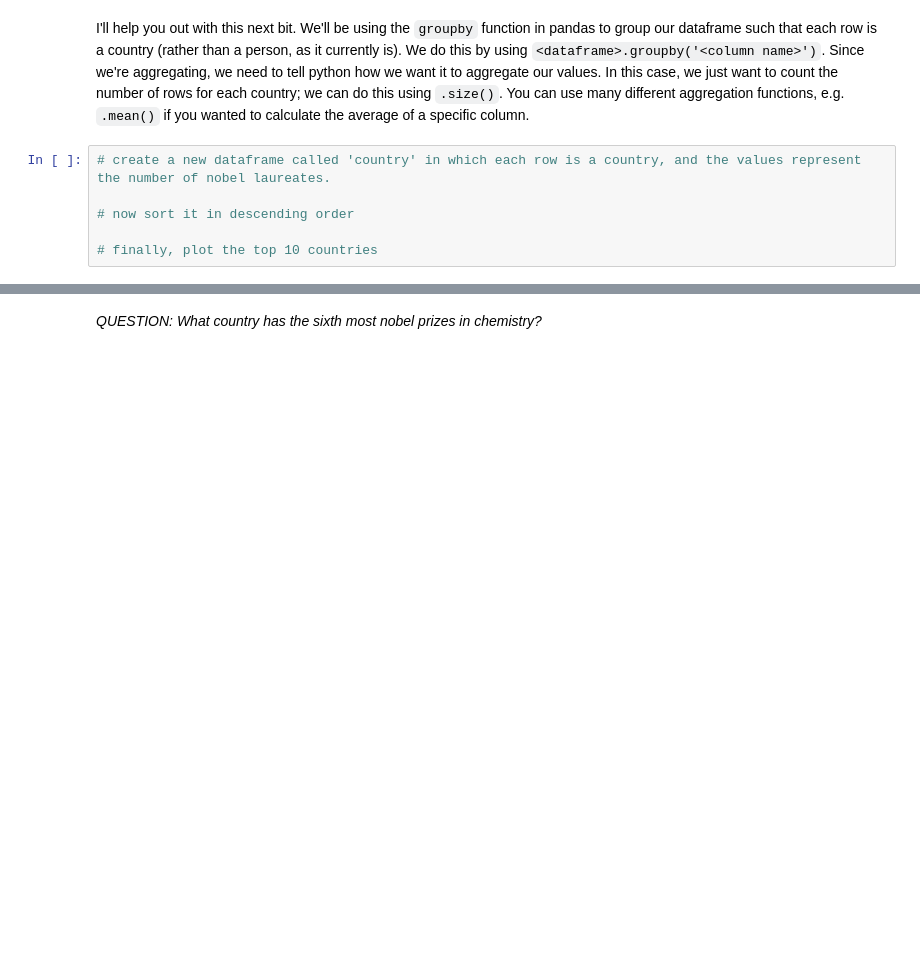
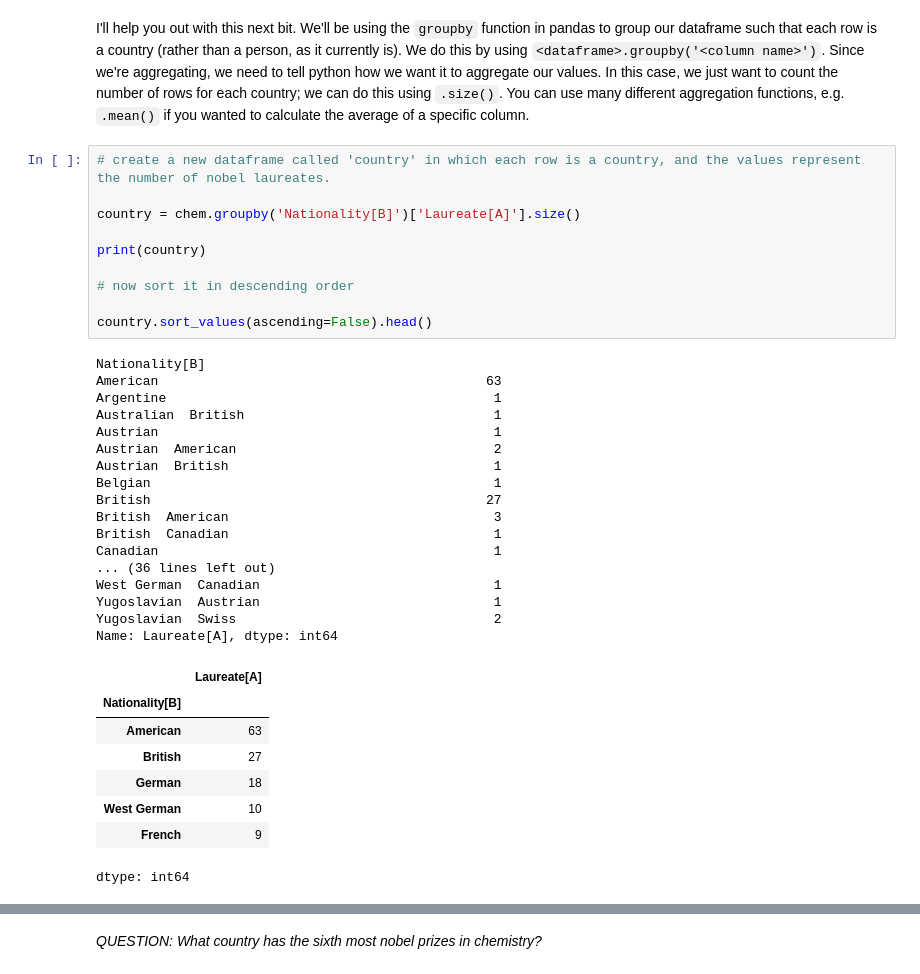
Before and after one commit to ilinashah177/QM2, a Jupyter notebook: Copy_of_W2_Working_with_Data_in_Pandas.ipynb, the cells around one changed output, grey strips where cells are left out. Cells and saved outputs as stored; diff of their text form; blank space fills up the shorter version.

```diff
--- a/Copy_of_W2_Working_with_Data_in_Pandas.ipynb
+++ b/Copy_of_W2_Working_with_Data_in_Pandas.ipynb
@@ -618,6 +642,36 @@ I'll help you out with this next bit. We'll be using the `groupby` function in p
 # %%
 # create a new dataframe called 'country' in which each row is a country, and the values represent the number of nobel laureates.
 
+country = chem.groupby('Nationality[B]')['Laureate[A]'].size()
+
+print(country)
+
 # now sort it in descending order
 
-# finally, plot the top 10 countries
+country.sort_values(ascending=False).head()
+# %% [output]
+Nationality[B]
+American                                          63
+Argentine                                          1
+Australian  British                                1
+Austrian                                           1
+Austrian  American                                 2
+Austrian  British                                  1
+Belgian                                            1
+British                                           27
+British  American                                  3
+British  Canadian                                  1
+Canadian                                           1
+... (36 lines left out)
+West German  Canadian                              1
+Yugoslavian  Austrian                              1
+Yugoslavian  Swiss                                 2
+Name: Laureate[A], dtype: int64
+|  | Laureate[A] |
+| Nationality[B] |  |
+| American | 63 |
+| British | 27 |
+| German | 18 |
+| West German | 10 |
+| French | 9 |
+dtype: int64
```
Also changed, not shown: parts of 2 cells of this notebook.
